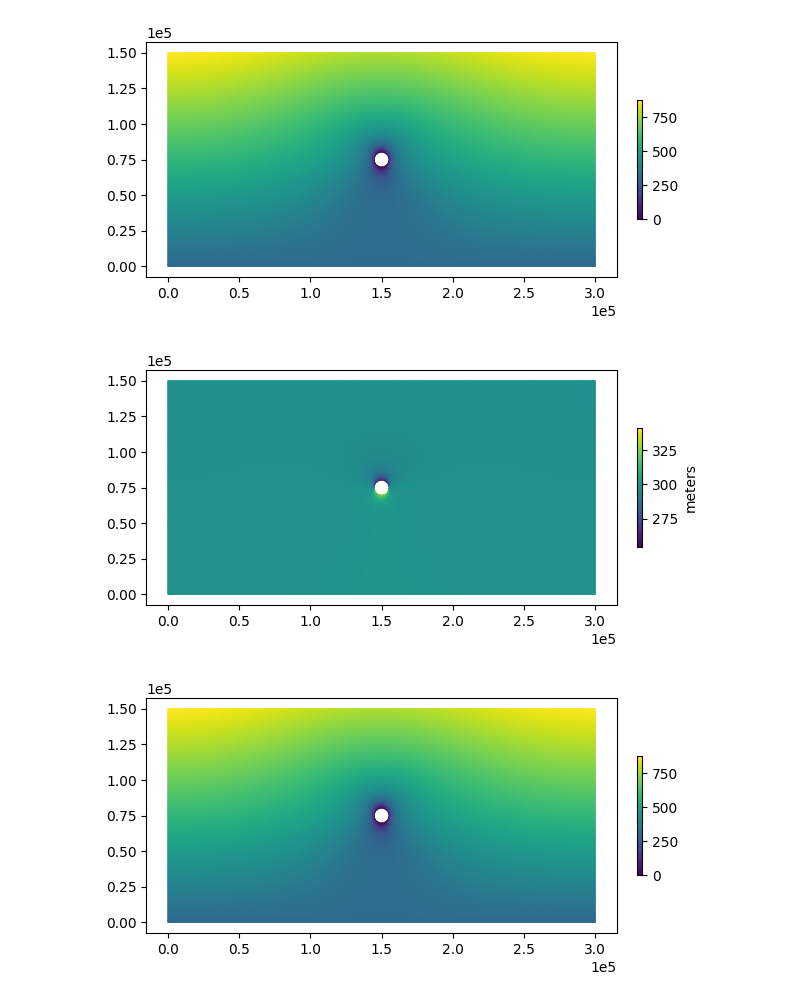
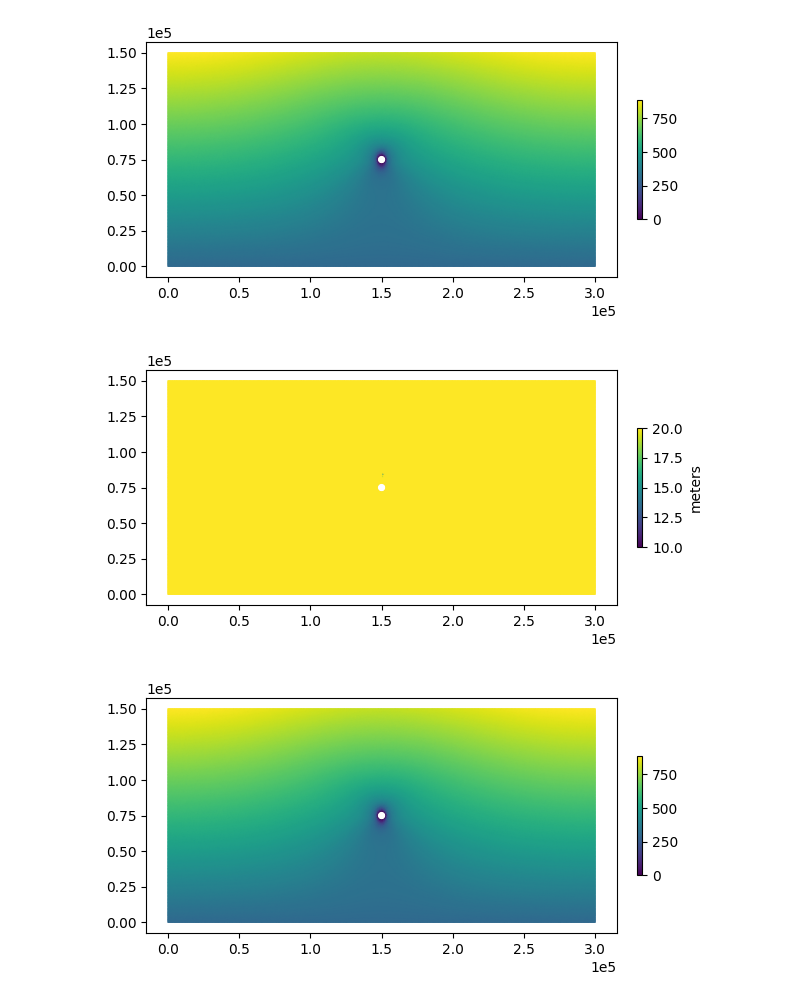
Before and after one commit to henryclara/ButtressingProject, a Jupyter notebook: SSA_Model/IceShelfButtressingSimulationsHybrid.ipynb, the cells around one changed output. Saved outputs shown, nothing was run; the diff lists cells and outputs as text; code cells hidden in the pictures.

```diff
--- a/SSA_Model/IceShelfButtressingSimulationsHybrid.ipynb
+++ b/SSA_Model/IceShelfButtressingSimulationsHybrid.ipynb
@@ -12,8 +12,11 @@ firedrake:WARNING OMP_NUM_THREADS is not set or is set to a value greater than 1
 # %%
 # Read in the mesh used in the Elmer/Ice simulations
 
-sim = 'Flux300Sigma5000' # also run: 'Flux50Sigma5000', 'Flux300Sigma1000', 'Flux300Sigma5000'
-mesh2d = firedrake.Mesh('Mesh/' + sim + '.msh')
+v0 = 300
+res = 1000
+
+sim = 'Flux' + str(v0) + 'Sigma3000' # also run: 'Flux50Sigma5000', 'Flux300Sigma1000', 'Flux300Sigma5000'
+mesh2d = firedrake.Mesh('MeshRes' + str(res) + '/' + sim + '.msh')
 mesh = firedrake.ExtrudedMesh(mesh2d, layers=1)
 # %% [raw]
 #Plot the mesh
@@ -64,9 +67,9 @@ sdiff = 0.0
 τ_D = -ρ_I * g * h_in * δs_δy
 # %%
 # Define the inflow boundary velocity and thickness
-u_out = 0.0 #initial guess at what the outflow velocity should be
-u_in = 300.0 #velocity at inflow boundary (kept fixed through simulation)
-h_in = 300.0 #inflow thickness (also kept constant)
+u_out = v0 #initial guess at what the outflow velocity should be
+u_in = v0 #velocity at inflow boundary (kept fixed through simulation)
+#h_in = 300.0 #inflow thickness (also kept constant)
 Ly = 1.5e5
 
 #Define regular shelf flow, but with circular repression around the centre of the ice rise
@@ -142,8 +145,8 @@ fig.colorbar(colors, ax=axes, fraction=0.012, pad=0.04);
 # %%
 import tqdm
 
-num_years = 2
-timesteps_per_year = 2
+num_years = 1000
+timesteps_per_year = 1
 
 δt = 1.0 / timesteps_per_year
 num_timesteps = num_years * timesteps_per_year
@@ -153,6 +156,7 @@ h = h0.copy(deepcopy=True)
 u = u0.copy(deepcopy=True)
 
 for step in tqdm.trange(num_timesteps):
+    h = firedrake.interpolate(firedrake.max_value(h, 10.0), Q)
     h = solver.prognostic_solve(
         δt,
         thickness=h,
@@ -160,6 +164,7 @@ for step in tqdm.trange(num_timesteps):
         accumulation=a,
         thickness_inflow=h0,
     )
+    h = firedrake.interpolate(firedrake.max_value(h, 10.0), Q)
     s = icepack.compute_surface(thickness=h, bed=b)
 
     u = solver.diagnostic_solve(
@@ -171,10 +176,10 @@ for step in tqdm.trange(num_timesteps):
     )
 # %%
 fig, axes = icepack.plot.subplots()
-colors = icepack.plot.tripcolor(h, axes=axes)
+colors = icepack.plot.tripcolor(h, axes=axes, vmin=10, vmax=20)
 fig.colorbar(colors, label="meters", fraction=0.012, pad=0.04);
 # %% [output]
-[figure, old version]
+[figure, new version]
 # %%
 fig, axes = icepack.plot.subplots()
 colors = icepack.plot.tripcolor(u0, axes=axes)
```
Also changed, not shown: parts of 15 cells of this notebook.
